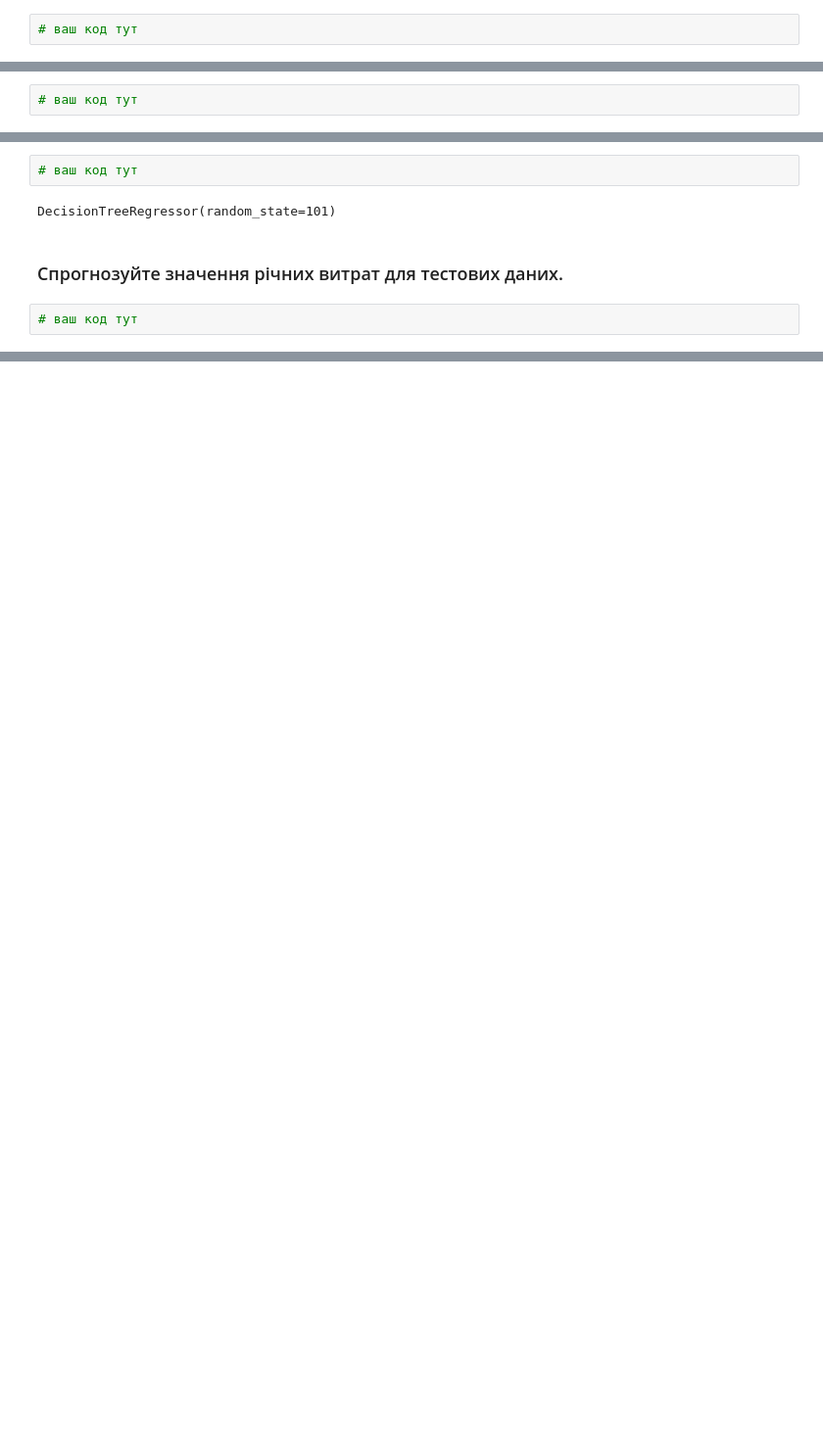
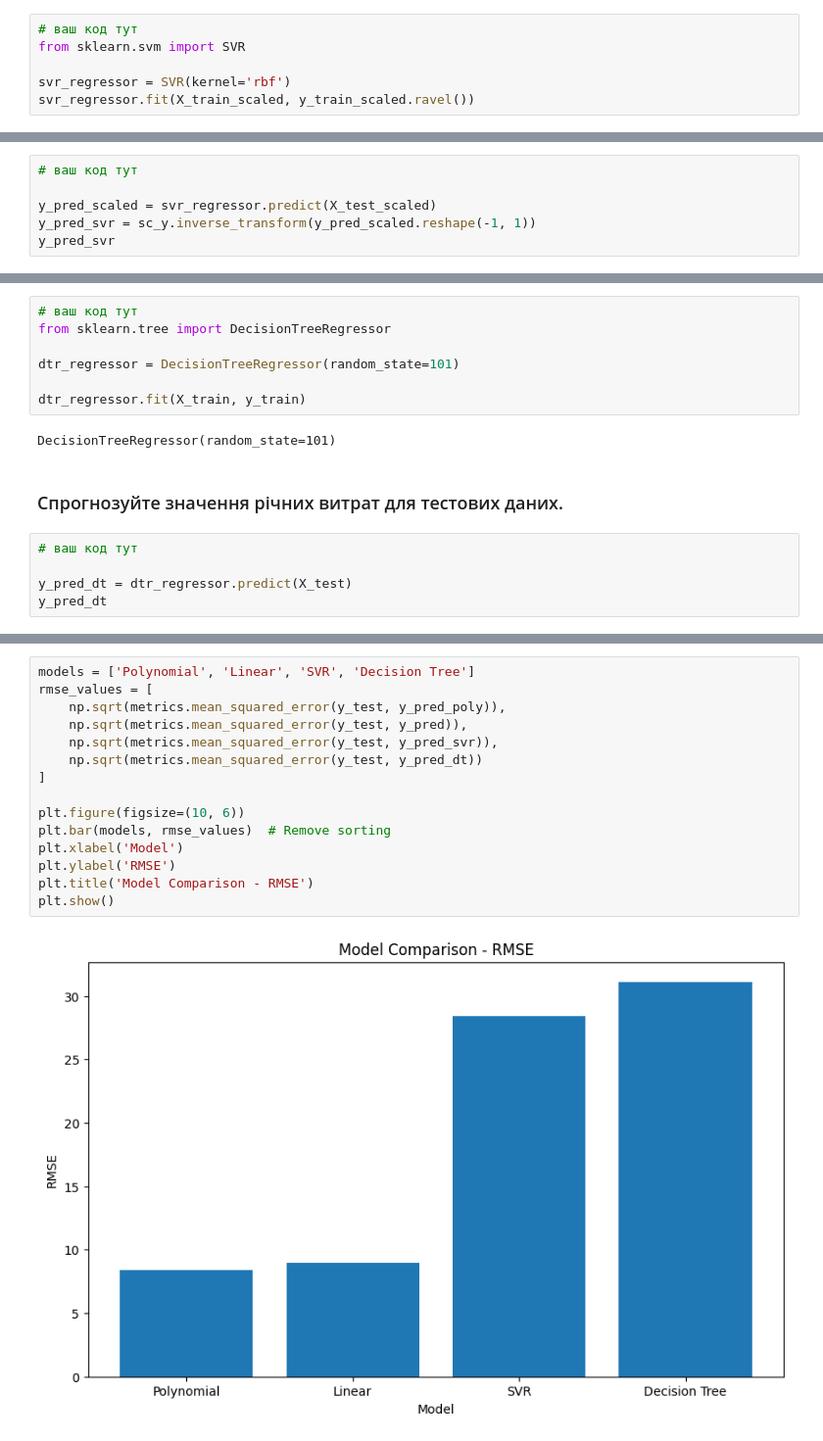
Before and after one commit to 4gn5t/DataInstrumentsPY, a Jupyter notebook: Lab7_Classification_Regression/Lab7.ipynb, the cells around one changed output, grey strips where cells are left out. Shown at 98% size. Cells and saved outputs as stored; diff of their text form; blank space fills up the shorter version.

```diff
--- a/Lab7_Classification_Regression/Lab7.ipynb
+++ b/Lab7_Classification_Regression/Lab7.ipynb
@@ -871,9 +896,17 @@ array([464.55936078, 412.73050487, 411.4214646 , 590.97194549,
 ### Створіть та натренуйте модель.
 # %%
 # ваш код тут
+from sklearn.svm import SVR
+
+svr_regressor = SVR(kernel='rbf')
+svr_regressor.fit(X_train_scaled, y_train_scaled.ravel())
 # %% [output]
 SVR()
 # %% [markdown]
 ### Спрогнозуйте значення річних витрат для тестових даних.
 # %%
 # ваш код тут
+
+y_pred_scaled = svr_regressor.predict(X_test_scaled)
+y_pred_svr = sc_y.inverse_transform(y_pred_scaled.reshape(-1, 1))
+y_pred_svr
@@ -883,9 +942,17 @@ SVR()
 ### Створіть та натренуйте модель.
 # %%
 # ваш код тут
+from sklearn.tree import DecisionTreeRegressor
+
+dtr_regressor = DecisionTreeRegressor(random_state=101)
+
+dtr_regressor.fit(X_train, y_train)
 # %% [output]
 DecisionTreeRegressor(random_state=101)
 # %% [markdown]
 ### Спрогнозуйте значення річних витрат для тестових даних.
 # %%
 # ваш код тут
+
+y_pred_dt = dtr_regressor.predict(X_test)
+y_pred_dt
@@ -891,0 +998,17 @@ DecisionTreeRegressor(random_state=101)
+# %%
+models = ['Polynomial', 'Linear', 'SVR', 'Decision Tree']
+rmse_values = [
+    np.sqrt(metrics.mean_squared_error(y_test, y_pred_poly)),
+    np.sqrt(metrics.mean_squared_error(y_test, y_pred)),
+    np.sqrt(metrics.mean_squared_error(y_test, y_pred_svr)),
+    np.sqrt(metrics.mean_squared_error(y_test, y_pred_dt))
+]
+
+plt.figure(figsize=(10, 6))
+plt.bar(models, rmse_values)  # Remove sorting
+plt.xlabel('Model')
+plt.ylabel('RMSE')
+plt.title('Model Comparison - RMSE')
+plt.show()
+# %% [output]
+[figure, added]
```
Also changed, not shown: parts of 13 cells of this notebook.
